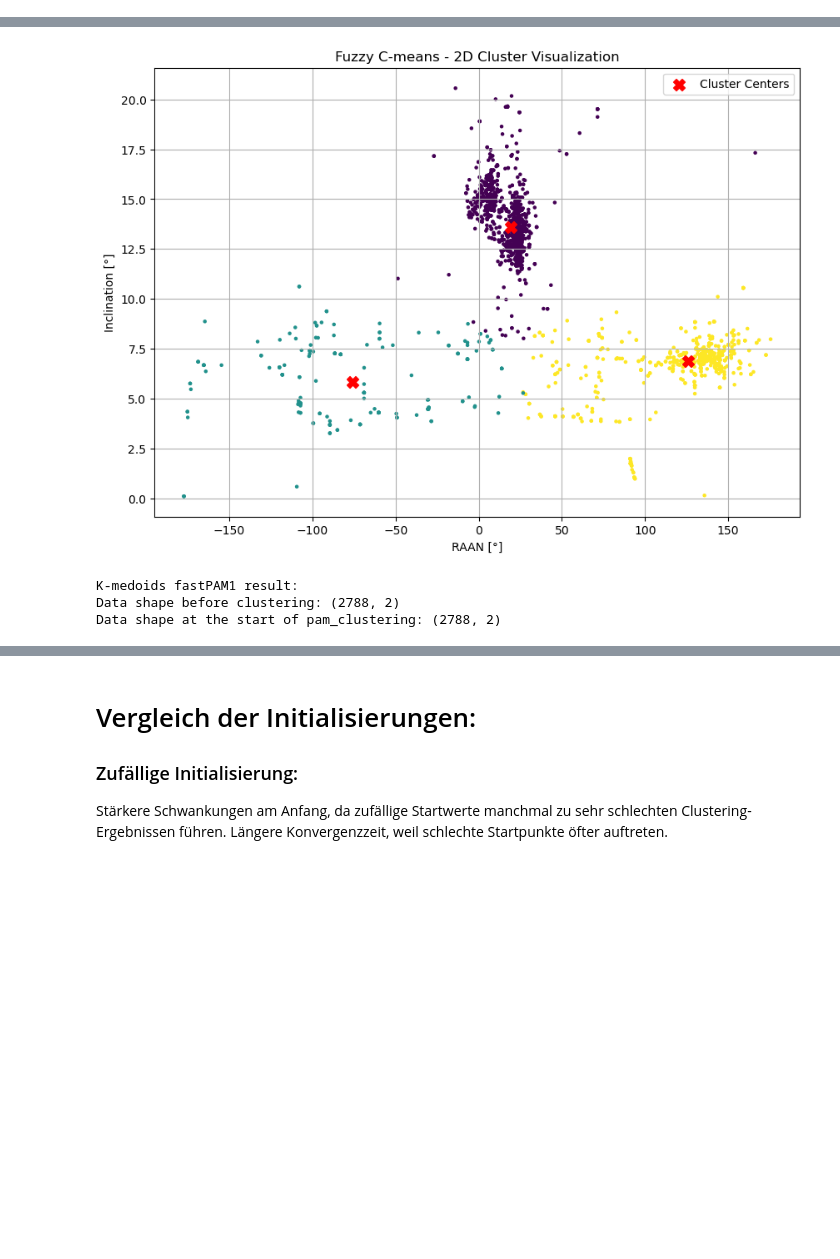
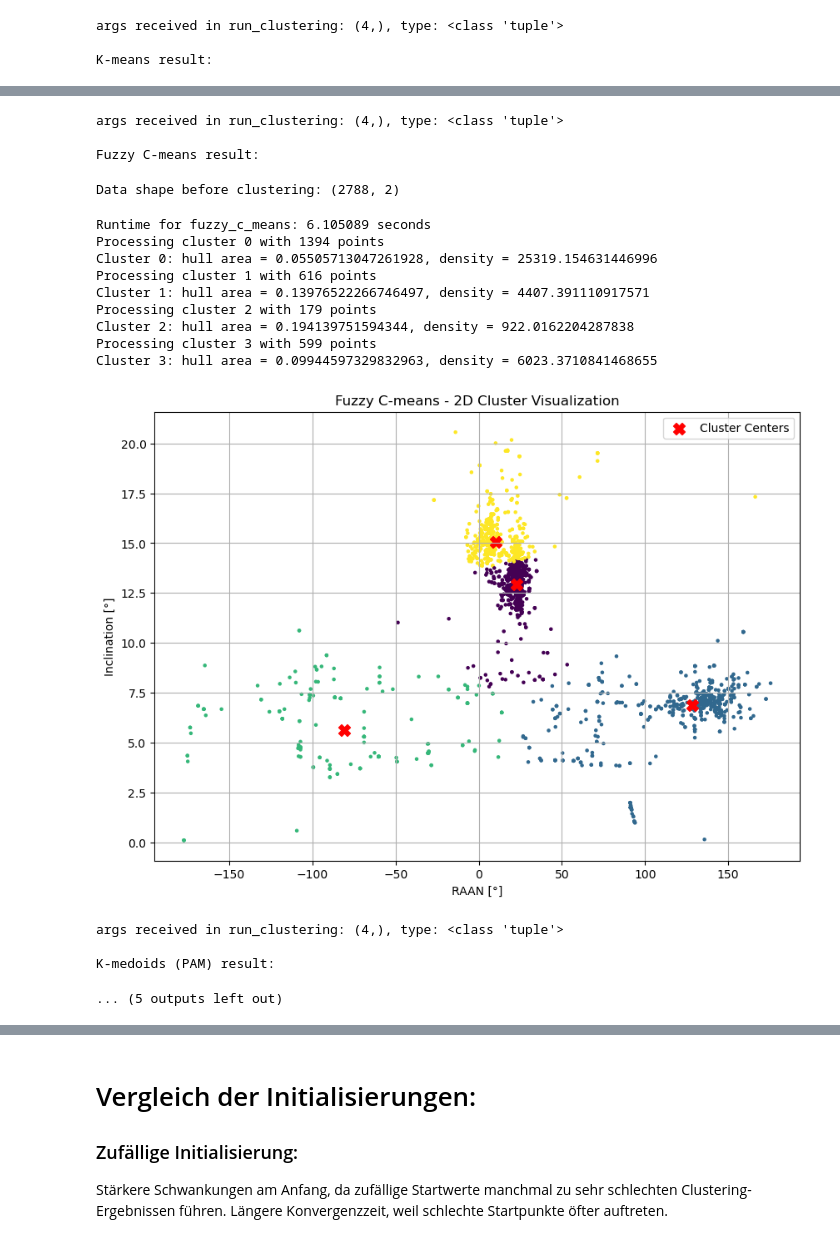
Before and after one commit to FiPf/AIUB-Backup, a Jupyter notebook: clustering/main.ipynb, the cells around one changed output, grey strips where cells are left out. Cells and saved outputs as stored; diff of their text form; code cells hidden in the pictures; blank space fills up the shorter version.

Commit message:
cluster tests

```diff
--- a/clustering/main.ipynb
+++ b/clustering/main.ipynb
@@ -115,57 +116,47 @@ testfile = r"../input/stat_Master_02_geo_s1.crs"
 data = cluster_data.prepare_data_for_clustering(testfile)
 data = np.array(data).T
 normalized_data, data_min, data_max = cluster_data.normalize_data(data)
-k = 3  # Number of clusters
+k = 4  # Number of clusters
 
-list_alg = ["K - Means", "Fuzzy C Means", "FAST PAM 1", "FAST PAM 2", "K - Medoids", "K-medoids fastPAM2 + LAB-build", "DBSCAN"]
-
+list_alg = ["K - Means", "Fuzzy C Means", "K - Medoids", "DBSCAN", "K-medoids fastPAM2 + LAB-build", "FAST PAM 1"]
 
 # Run clustering algorithms
 result_mean_shift, time_mean_shift, n_clusters_mean_shift, points_per_cluster_mean_shift, metrics_mean_shift = run_clustering(mean_shift_clustering, "Mean Shift", normalized_data, data_min, data_max, plot = True, bandwidth = 0.2)
-result_kmeans, time_kmeans, n_clusters_kmeans, points_per_cluster_kmeans, metrics_kmeans = run_clustering(k_means, "K-means", normalized_data, data_min, data_max, k, plot = True,  init='kmeans++')
+result_kmeans, time_kmeans, n_clusters_kmeans, points_per_cluster_kmeans, metrics_kmeans = run_clustering(k_means, "K-means", normalized_data, data_min, data_max, k, plot = True, init='kmeans++')
 result_fcm, time_fcm, n_clusters_fcm, points_per_cluster_fcm, metrics_fcm = run_clustering(fuzzy_c_means, "Fuzzy C-means", normalized_data, data_min, data_max, k, plot = True, m=2)
+result_kmedoids, time_kmedoids, n_clusters_kmedoids, points_per_cluster_kmedoids, metrics_kmedoids = run_clustering(pam_clustering, "K-medoids (PAM)", normalized_data, data_min, data_max, k, plot = True, build_function=None, swap_function=None)
+result_dbscan, time_dbscan, n_clusters_dbscan, points_per_cluster_dbscan, metrics_dbscan = cluster_data.estimate_runtime(dbscan_clustering, normalized_data, eps=0.5, min_samples=5, plot = True)
+result_fastpam2, time_fastpam2, n_clusters_fastpam2, points_per_cluster_fastpam2, metrics_fastpam2 = run_clustering(pam_clustering, "K-medoids fastPAM2 + LAB-build", normalized_data, data_min, data_max, k, plot = True, build_function = my_kmedoids.fastpam_lab_build, swap_function = my_kmedoids.fastpam2_swap)
 result_fastpam1, time_fastpam1, n_clusters_fastpam1, points_per_cluster_fastpam1, metrics_fastpam1 = run_clustering(pam_clustering, "K-medoids fastPAM1", normalized_data, data_min, data_max, k, plot = True, build_function = None, swap_function = my_kmedoids.fastpam1_swap)
-result_kmedoids, time_kmedoids, n_clusters_kmedoids, points_per_cluster_kmedoids, metrics_kmedoids = run_clustering(pam_clustering, "K-medoids (PAM)", normalized_data, data_min, data_max, k, plot = True, build_function=None, swap_function=None)
-result_fastpam2, time_fastpam2, n_clusters_fastpam2, points_per_cluster_fastpam2, metrics_fastpam2 = run_clustering(pam_clustering, "K-medoids fastPAM2 + LAB-build", normalized_data, data_min, data_max, k, plot = True, build_function = my_kmedoids.fastpam_lab_build, swap_function = my_kmedoids.fastpam2_swap)
-result_dbscan, time_dbscan, n_clusters_dbscan, points_per_cluster_dbscan, metrics_dbscan = cluster_data.estimate_runtime(dbscan_clustering, normalized_data, eps=0.5, min_samples=5, plot = True)
 
-runtimes = [ time_mean_shift, time_kmeans, time_fcm, time_fastpam1, time_kmedoids, time_fastpam2, time_dbscan]
-n_clusters = [n_clusters_mean_shift, n_clusters_kmeans, n_clusters_fcm, n_clusters_fastpam1, n_clusters_kmedoids, n_clusters_fastpam2, n_clusters_dbscan]
-points_per_clusters = [points_per_cluster_mean_shift, points_per_cluster_kmeans, points_per_cluster_fcm, points_per_cluster_fastpam1, points_per_cluster_kmedoids, points_per_cluster_fastpam2, points_per_cluster_dbscan]
+runtimes = [time_mean_shift, time_kmeans, time_fcm, time_kmedoids, time_dbscan, time_fastpam2, time_fastpam1]
+n_clusters = [n_clusters_mean_shift, n_clusters_kmeans, n_clusters_fcm, n_clusters_kmedoids, n_clusters_dbscan, n_clusters_fastpam2, n_clusters_fastpam1]
+points_per_clusters = [points_per_cluster_mean_shift, points_per_cluster_kmeans, points_per_cluster_fcm, points_per_cluster_kmedoids, points_per_cluster_dbscan, points_per_cluster_fastpam2, points_per_cluster_fastpam1]
 
-metrics = [metrics_mean_shift, metrics_kmeans, metrics_fcm, metrics_fastpam1, metrics_kmedoids, metrics_fastpam2, metrics_dbscan]
-DB_scores = [metrics_mean_shift[0], metrics_kmeans[0], metrics_fcm[0], metrics_fastpam1[0], metrics_kmedoids[0], metrics_fastpam2[0], metrics_dbscan[0]]
-CH_scores = [metrics_mean_shift[1], metrics_kmeans[1], metrics_fcm[1], metrics_fastpam1[1], metrics_kmedoids[1], metrics_fastpam2[1], metrics_dbscan[1]]
-dunn_index = [metrics_mean_shift[2], metrics_kmeans[2], metrics_fcm[2], metrics_fastpam1[2], metrics_kmedoids[2], metrics_fastpam2[2], metrics_dbscan[2]]
-sil_scores = [metrics_mean_shift[3], metrics_kmeans[3], metrics_fcm[3], metrics_fastpam1[3], metrics_kmedoids[3], metrics_fastpam2[3], metrics_dbscan[3]]
-cluster_2d_std = [metrics_mean_shift[4], metrics_kmeans[4], metrics_fcm[4], metrics_fastpam1[4], metrics_kmedoids[4], metrics_fastpam2[4], metrics_dbscan[4]]
-square_density = [metrics_mean_shift[5], metrics_kmeans[5], metrics_fcm[5], metrics_fastpam1[5], metrics_kmedoids[5], metrics_fastpam2[5], metrics_dbscan[5]]
-hull_density = [metrics_mean_shift[6], metrics_kmeans[6], metrics_fcm[6], metrics_fastpam1[6], metrics_kmedoids[6], metrics_fastpam2[6], metrics_dbscan[6]]
+metrics = [metrics_mean_shift, metrics_kmeans, metrics_fcm, metrics_kmedoids, metrics_dbscan, metrics_fastpam2, metrics_fastpam1]
+DB_scores = [m[0] for m in metrics]
+CH_scores = [m[1] for m in metrics]
+dunn_index = [m[2] for m in metrics]
+sil_scores = [m[3] for m in metrics]
+cluster_2d_std = [m[4] for m in metrics]
+square_density = [m[5] for m in metrics]
+hull_density = [m[6] for m in metrics]
 
 print("\n--- Runtime Summary ---")
 print(f"K-means runtime: {time_kmeans:.6f} seconds")
 print(f"Fuzzy C-means runtime: {time_fcm:.6f} seconds")
 print(f"K-medoids (PAM) runtime: {time_kmedoids:.6f} seconds")
+print(f"DBSCAN runtime: {time_dbscan:.6f} seconds")
+print(f"K-medoids fastPAM2 + LAB-build runtime: {time_fastpam2:.6f} seconds")
 print(f"K-medoids fastPAM1 runtime: {time_fastpam1:.6f} seconds")
-print(f"K-medoids fastPAM2 + LAB-build runtime: {time_fastpam2:.6f} seconds")
-print(f"DBSCAN runtime: {time_dbscan:.6f} seconds")
-
-print("\nDBSCAN Clustering Result:")
-print("Labels:", result_dbscan)
 
 # Unnormalize DBSCAN results
 unnormalized_data = cluster_data.unnormalize(normalized_data, None, data_min, data_max)[0]
 
-#plotter = ClusterPlotter(unnormalized_data, result_dbscan, None)
-#plotter.clusters_3d_plot("DBSCAN 3D Cluster Visualization")
-#plotter.clusters_2d_plot("DBSCAN 2D Cluster Visualization")
-
-# Collect all metrics in a list of dictionaries (or a list of lists)
+# Collect all metrics in a list of dictionaries
 clustering_results = {
-    "Algorithm": ["K-means", "Fuzzy C-means", "K-medoids (PAM)", "K-medoids fastPAM1",
-                  "K-medoids fastPAM2 + LAB-build", "DBSCAN", "Mean Shift"],
-    "Clusters": [n_clusters_kmeans, n_clusters_fcm, n_clusters_kmedoids, n_clusters_fastpam1,
-                 n_clusters_fastpam2, n_clusters_dbscan, n_clusters_mean_shift],
+    "Algorithm": ["Mean Shift", "K-means", "Fuzzy C-means", "K-medoids (PAM)", "DBSCAN", "K-medoids fastPAM2 + LAB-build", "K-medoids fastPAM1"],
+    "Clusters": n_clusters,
     "Davies-Bouldin": DB_scores,
     "Silhouette": sil_scores,
     "Calinski-Harabasz": CH_scores,
@@ -174,7 +165,6 @@ clustering_results = {
 }
 
 df_results = pd.DataFrame(clustering_results)
-
 df_results.to_csv("clustering_results.csv", index=False)
 print("\nClustering results have been saved to 'clustering_results.csv'")
 # %% [output]
@@ -201,0 +185,3 @@ Cluster 2: hull area = 0.20061215850253147, density = 932.1468917729645
+args received in run_clustering: (4,), type: <class 'tuple'>
+
+K-means result:
@@ -212,4 +199,18 @@ Cluster 2: hull area = 0.1441861994993844, density = 4334.672820075741
+args received in run_clustering: (4,), type: <class 'tuple'>
+
+Fuzzy C-means result:
+Data shape before clustering: (2788, 2)
+Runtime for fuzzy_c_means: 6.105089 seconds
+Processing cluster 0 with 1394 points
+Cluster 0: hull area = 0.05505713047261928, density = 25319.154631446996
+Processing cluster 1 with 616 points
+Cluster 1: hull area = 0.13976522266746497, density = 4407.391110917571
+Processing cluster 2 with 179 points
+Cluster 2: hull area = 0.194139751594344, density = 922.0162204287838
+Processing cluster 3 with 599 points
+Cluster 3: hull area = 0.09944597329832963, density = 6023.3710841468655
-[figure, old version]
+[figure, new version]
-K-medoids fastPAM1 result:
-Data shape before clustering: (2788, 2)
-Data shape at the start of pam_clustering: (2788, 2)
+args received in run_clustering: (4,), type: <class 'tuple'>
+
+K-medoids (PAM) result:
+... (5 outputs left out)
```
Also changed, not shown: parts of 6 cells of this notebook, 20 other files.
